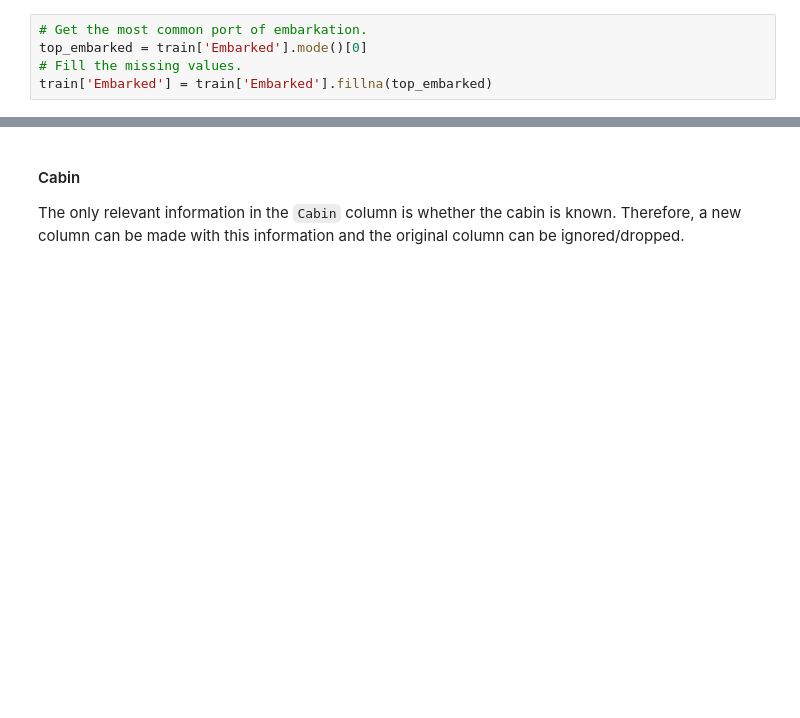
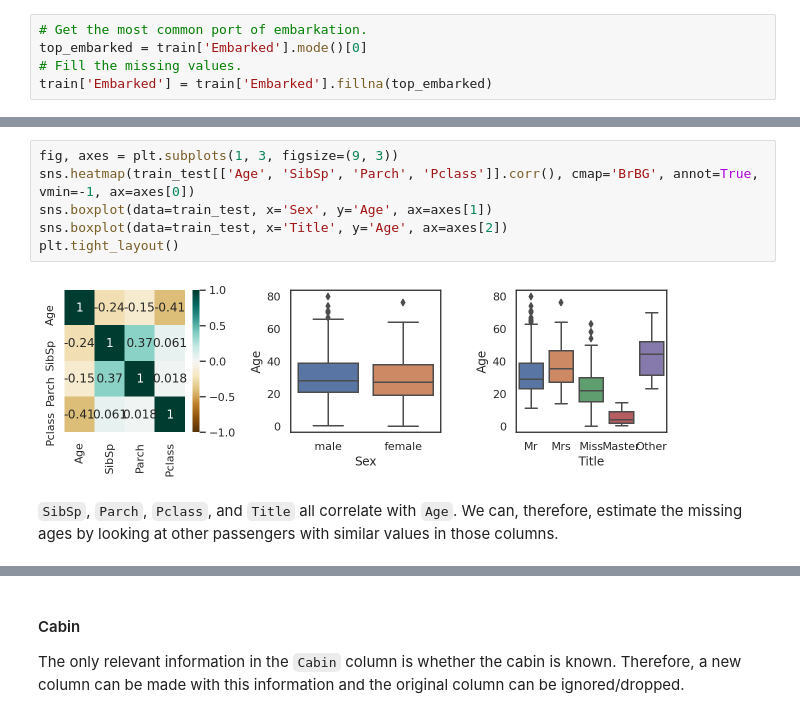
Before and after one commit to dwitvliet/kaggle-titanic, a Jupyter notebook: kaggle-titanic.ipynb, the cells around one changed output, grey strips where cells are left out. Drawn from its saved outputs; the diff is of its cells as text; blank space fills up the shorter version.

Commit message:
Missing ages are now dealt with

```diff
--- a/kaggle-titanic.ipynb
+++ b/kaggle-titanic.ipynb
@@ -284,0 +286,10 @@ train['Embarked'] = train['Embarked'].fillna(top_embarked)
+# %%
+fig, axes = plt.subplots(1, 3, figsize=(9, 3))
+sns.heatmap(train_test[['Age', 'SibSp', 'Parch', 'Pclass']].corr(), cmap='BrBG', annot=True, vmin=-1, ax=axes[0])
+sns.boxplot(data=train_test, x='Sex', y='Age', ax=axes[1])
+sns.boxplot(data=train_test, x='Title', y='Age', ax=axes[2])
+plt.tight_layout()
+# %% [output]
+[figure, added]
+# %% [markdown]
+`SibSp`, `Parch`, `Pclass`, and `Title` all correlate with `Age`. We can, therefore, estimate the missing ages by looking at other passengers with similar values in those columns.
```
Also changed, not shown: parts of 7 cells of this notebook.
